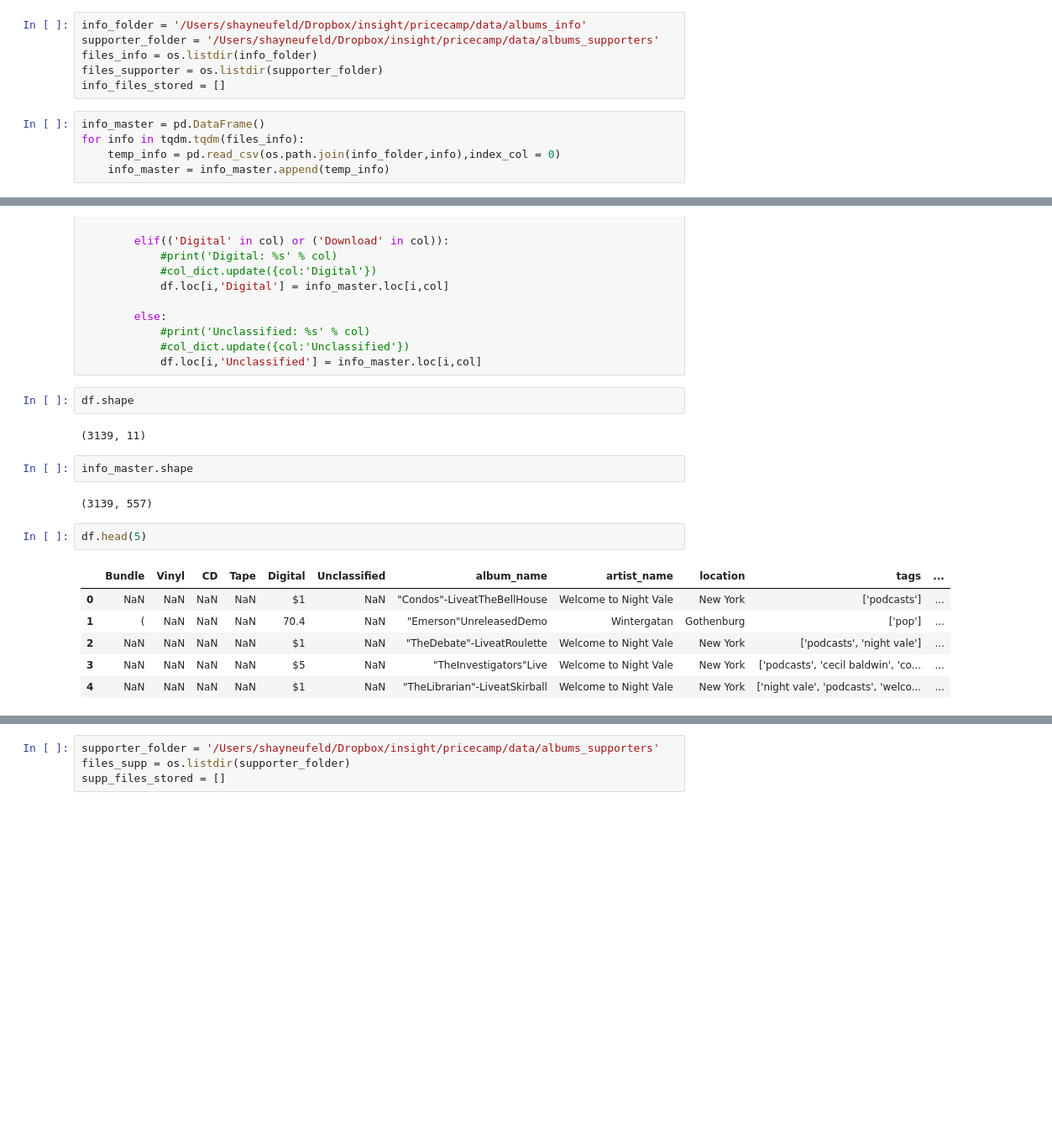
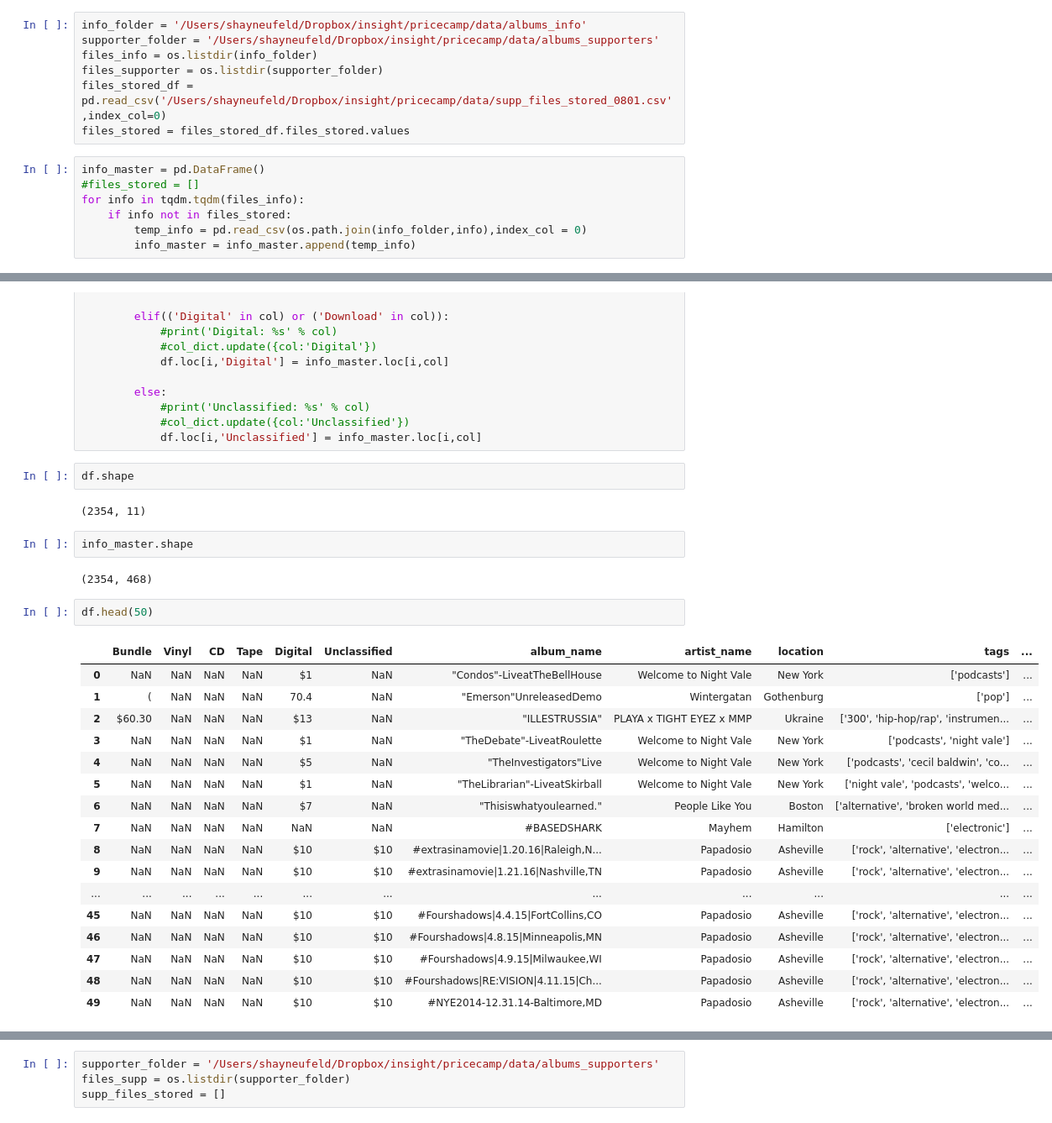
Before and after one commit to shayqn/pricemymusic, a Jupyter notebook: notebooks/creating_sql_db.ipynb, the cells around one changed output, grey strips where cells are left out. Shown at 84% size. Saved outputs shown, nothing was run; the diff lists cells and outputs as text; blank space fills up the shorter version.

```diff
--- a/notebooks/creating_sql_db.ipynb
+++ b/notebooks/creating_sql_db.ipynb
@@ -33,9 +41,12 @@ info_folder = '/Users/shayneufeld/Dropbox/insight/pricecamp/data/albums_info'
 supporter_folder = '/Users/shayneufeld/Dropbox/insight/pricecamp/data/albums_supporters'
 files_info = os.listdir(info_folder)
 files_supporter = os.listdir(supporter_folder)
-info_files_stored = []
+files_stored_df = pd.read_csv('/Users/shayneufeld/Dropbox/insight/pricecamp/data/supp_files_stored_0801.csv',index_col=0)
+files_stored = files_stored_df.files_stored.values
 # %%
 info_master = pd.DataFrame()
+#files_stored = []
 for info in tqdm.tqdm(files_info):
-    temp_info = pd.read_csv(os.path.join(info_folder,info),index_col = 0)
-    info_master = info_master.append(temp_info)
+    if info not in files_stored:
+        temp_info = pd.read_csv(os.path.join(info_folder,info),index_col = 0)
+        info_master = info_master.append(temp_info)
@@ -111,19 +106,30 @@ for i in tqdm.tqdm(np.arange(info_master.shape[0])):
 # %%
 df.shape
 # %% [output]
-(3139, 11)
+(2354, 11)
 # %%
 info_master.shape
 # %% [output]
-(3139, 557)
+(2354, 468)
 # %%
-df.head(5)
+df.head(50)
 # %% [output]
 |  | Bundle | Vinyl | CD | Tape | Digital | Unclassified | album_name | artist_name | location | tags | ... |
 | 0 | NaN | NaN | NaN | NaN | $1 | NaN | "Condos"-LiveatTheBellHouse | Welcome to Night Vale | New York | ['podcasts'] | ... |
 | 1 | ( | NaN | NaN | NaN | 70.4 | NaN | "Emerson"UnreleasedDemo | Wintergatan | Gothenburg | ['pop'] | ... |
-| 2 | NaN | NaN | NaN | NaN | $1 | NaN | "TheDebate"-LiveatRoulette | Welcome to Night Vale | New York | ['podcasts', 'night vale'] | ... |
-| 3 | NaN | NaN | NaN | NaN | $5 | NaN | "TheInvestigators"Live | Welcome to Night Vale | New York | ['podcasts', 'cecil baldwin', 'co... | ... |
-| 4 | NaN | NaN | NaN | NaN | $1 | NaN | "TheLibrarian"-LiveatSkirball | Welcome to Night Vale | New York | ['night vale', 'podcasts', 'welco... | ... |
+| 2 | $60.30 | NaN | NaN | NaN | $13 | NaN | "ILLESTRUSSIA" | PLAYA x TIGHT EYEZ x MMP | Ukraine | ['300', 'hip-hop/rap', 'instrumen... | ... |
+| 3 | NaN | NaN | NaN | NaN | $1 | NaN | "TheDebate"-LiveatRoulette | Welcome to Night Vale | New York | ['podcasts', 'night vale'] | ... |
+| 4 | NaN | NaN | NaN | NaN | $5 | NaN | "TheInvestigators"Live | Welcome to Night Vale | New York | ['podcasts', 'cecil baldwin', 'co... | ... |
+| 5 | NaN | NaN | NaN | NaN | $1 | NaN | "TheLibrarian"-LiveatSkirball | Welcome to Night Vale | New York | ['night vale', 'podcasts', 'welco... | ... |
+| 6 | NaN | NaN | NaN | NaN | $7 | NaN | "Thisiswhatyoulearned." | People Like You | Boston | ['alternative', 'broken world med... | ... |
+| 7 | NaN | NaN | NaN | NaN | NaN | NaN | #BASEDSHARK | Mayhem | Hamilton | ['electronic'] | ... |
+| 8 | NaN | NaN | NaN | NaN | $10 | $10 | #extrasinamovie|1.20.16|Raleigh,N... | Papadosio | Asheville | ['rock', 'alternative', 'electron... | ... |
+| 9 | NaN | NaN | NaN | NaN | $10 | $10 | #extrasinamovie|1.21.16|Nashville,TN | Papadosio | Asheville | ['rock', 'alternative', 'electron... | ... |
+| ... | ... | ... | ... | ... | ... | ... | ... | ... | ... | ... | ... |
+| 45 | NaN | NaN | NaN | NaN | $10 | $10 | #Fourshadows|4.4.15|FortCollins,CO | Papadosio | Asheville | ['rock', 'alternative', 'electron... | ... |
+| 46 | NaN | NaN | NaN | NaN | $10 | $10 | #Fourshadows|4.8.15|Minneapolis,MN | Papadosio | Asheville | ['rock', 'alternative', 'electron... | ... |
+| 47 | NaN | NaN | NaN | NaN | $10 | $10 | #Fourshadows|4.9.15|Milwaukee,WI | Papadosio | Asheville | ['rock', 'alternative', 'electron... | ... |
+| 48 | NaN | NaN | NaN | NaN | $10 | $10 | #Fourshadows|RE:VISION|4.11.15|Ch... | Papadosio | Asheville | ['rock', 'alternative', 'electron... | ... |
+| 49 | NaN | NaN | NaN | NaN | $10 | $10 | #NYE2014-12.31.14-Baltimore,MD | Papadosio | Asheville | ['rock', 'alternative', 'electron... | ... |
 # %%
 #insert into db
```
Also changed, not shown: parts of 7 cells of this notebook, 6 other files.
